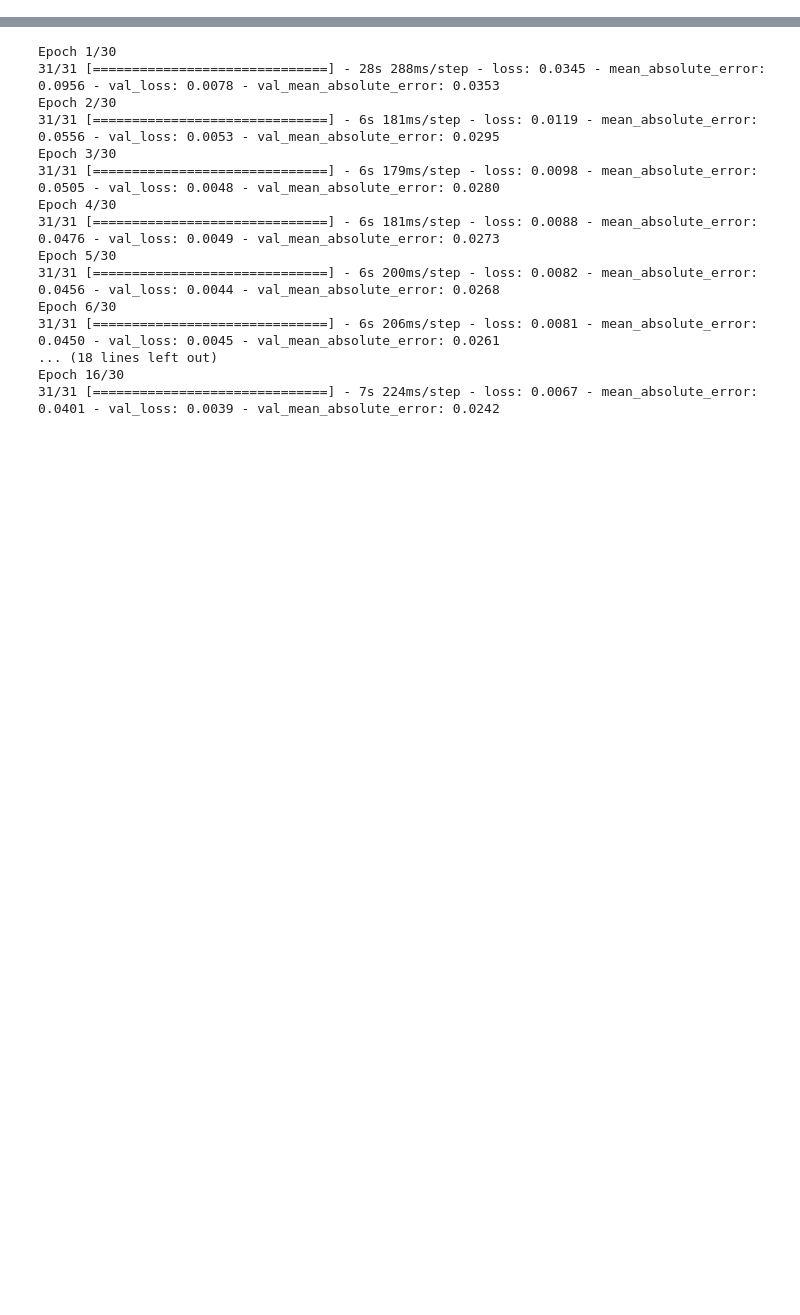
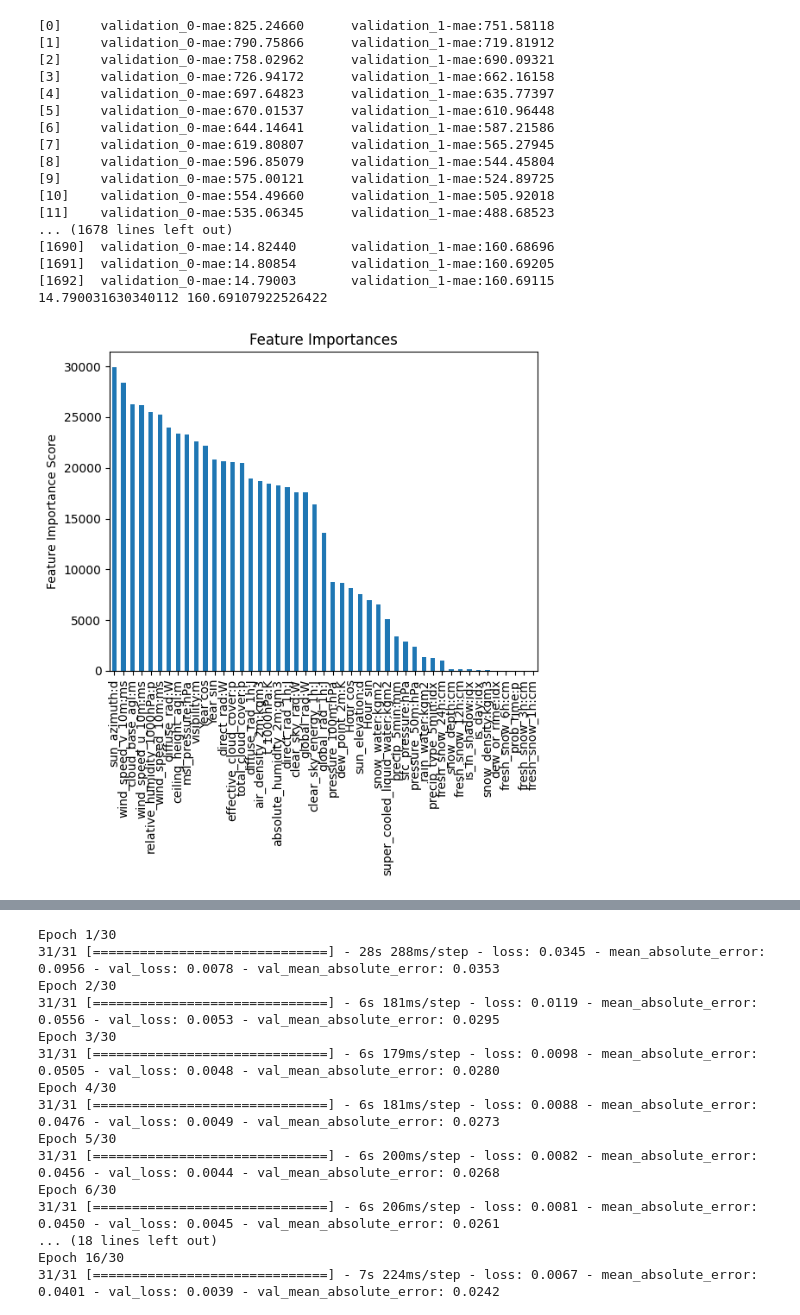
Before and after one commit to MartinSkatvedt/TDT4173-Machine-Learning, a Jupyter notebook: read_files.ipynb, the cells around one changed output, grey strips where cells are left out. Cells and saved outputs as stored; diff of their text form; code cells hidden in the pictures; blank space fills up the shorter version.

```diff
--- a/read_files.ipynb
+++ b/read_files.ipynb
@@ -371,0 +49,4 @@ val_c_y = val_data_c.pop("pv_measurement")
+# %%
+data = Data(train_a, train_b, train_c, X_train_observed_a, X_train_observed_b, X_train_observed_c,
+                      X_train_estimated_a, X_train_estimated_b, X_train_estimated_c, X_test_estimated_a,
+                      X_test_estimated_b, X_test_estimated_c)
@@ -447,3 +86,40 @@ Parameters: { "device" } are not used.
+# %%
+model_a = xgb.XGBRegressor(
+ device='cuda',
+ learning_rate =0.05,
+ n_estimators=1693,
+ max_depth=16,
+ min_child_weight=9,
+ gamma=4.709926652039647,
+ subsample=0.5746022561573897,
+ colsample_bytree=0.925119931399705,
+ seed=42,
+ eval_metric= 'mae',
+ booster='gbtree',
+ reg_alpha=77.7952642777926,
+ reg_lambda=102.6220459955603,
+)
+
+modelfit(model_a, data.A.train_x, data.A.train_y, data.A.val_x, data.A.val_y, useTrainCV = False)
+# %% [output]
+[0]     validation_0-mae:825.24660      validation_1-mae:751.58118
+[1]     validation_0-mae:790.75866      validation_1-mae:719.81912
+[2]     validation_0-mae:758.02962      validation_1-mae:690.09321
+[3]     validation_0-mae:726.94172      validation_1-mae:662.16158
+[4]     validation_0-mae:697.64823      validation_1-mae:635.77397
+[5]     validation_0-mae:670.01537      validation_1-mae:610.96448
+[6]     validation_0-mae:644.14641      validation_1-mae:587.21586
+[7]     validation_0-mae:619.80807      validation_1-mae:565.27945
+[8]     validation_0-mae:596.85079      validation_1-mae:544.45804
+[9]     validation_0-mae:575.00121      validation_1-mae:524.89725
+[10]    validation_0-mae:554.49660      validation_1-mae:505.92018
+[11]    validation_0-mae:535.06345      validation_1-mae:488.68523
+... (1678 lines left out)
+[1690]  validation_0-mae:14.82440       validation_1-mae:160.68696
+[1691]  validation_0-mae:14.80854       validation_1-mae:160.69205
+[1692]  validation_0-mae:14.79003       validation_1-mae:160.69115
+14.790031630340112 160.69107922526422
+[figure, added]
 # %%
 model_b = xgb.XGBRegressor(
  device='cuda',
```
Also changed, not shown: parts of 41 cells of this notebook, 5 other files.
